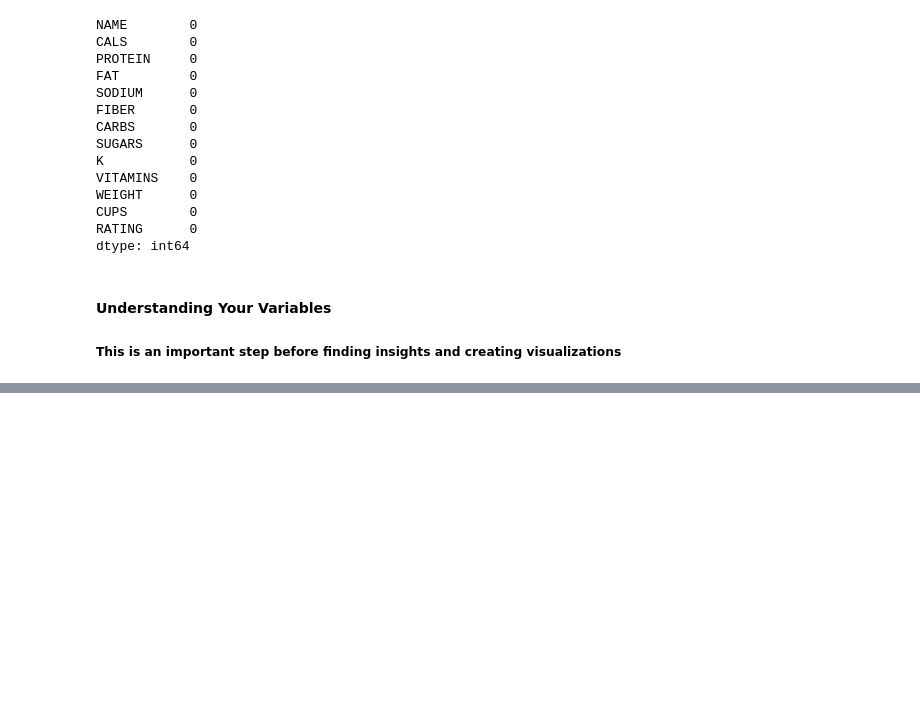
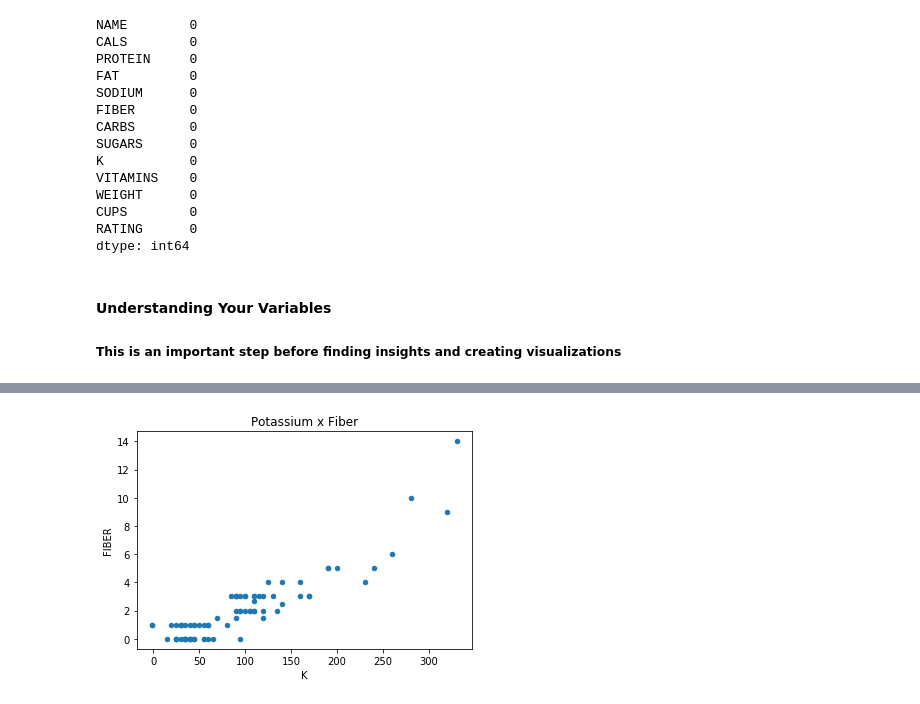
Before and after one commit to bbordonaro/cdc_workshop, a Jupyter notebook: pre_cdc_tutorial.ipynb, the cells around one changed output, grey strips where cells are left out. Drawn from its saved outputs; the diff is of its cells as text; code cells hidden in the pictures; blank space fills up the shorter version.

```diff
--- a/pre_cdc_tutorial.ipynb
+++ b/pre_cdc_tutorial.ipynb
@@ -88,4 +84,0 @@ cereal_index.tail(5)
-# %%
-cereal = pd.read_csv("cereal.csv")
-cereal.columns.values[0] = 'Name'
-cereal
@@ -351,0 +548,3 @@ cereal.corr()
+# %%
+import matplotlib as plt
+plt.rcParams.update({'font.size': 20, 'figure.figsize': (10, 8)}) # set font and plot size to be larger
@@ -351,0 +557,4 @@ cereal.corr()
+# %%
+cereal.plot(kind='scatter', x='K', y='FIBER', title="Potassium x Fiber");
+# %% [output]
+[figure, added]
```
Also changed, not shown: parts of 43 cells of this notebook, 1 other file.
